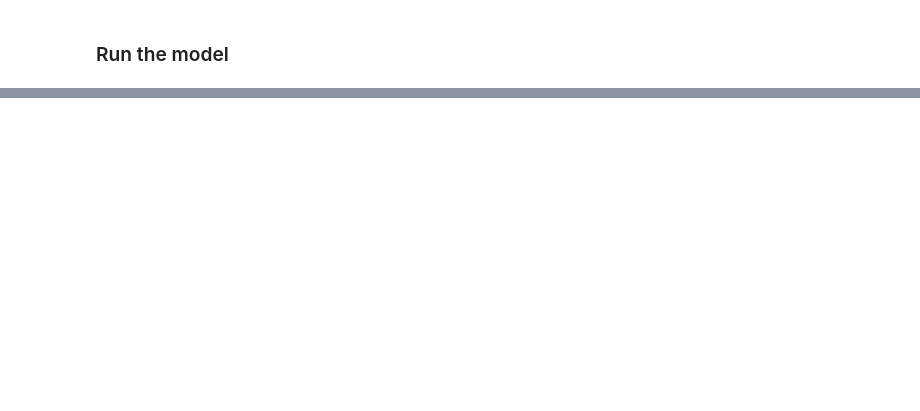
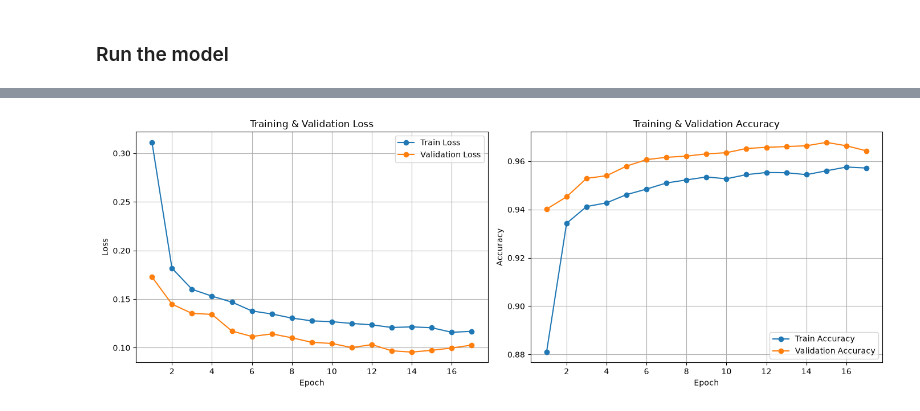
Before and after one commit to KeerthikaReddy02/ForgeHacks-2026, a Jupyter notebook: backend/ml/satellite_image_classification/satellite_image_classification.ipynb, the cells around one changed output, grey strips where cells are left out. Saved outputs shown, nothing was run; the diff lists cells and outputs as text; code cells hidden in the pictures; blank space fills up the shorter version.

Commit message:
Improved the model - Freezed the convolutional base for resnet, updated optimizer and scheduler, added early stopping and other improvements to improve the model

```diff
--- a/backend/ml/satellite_image_classification/satellite_image_classification.ipynb
+++ b/backend/ml/satellite_image_classification/satellite_image_classification.ipynb
@@ -100,6 +106,12 @@ ResNet(
 # %% [markdown]
 ### Define the loss function and optimizer
 # %%
+# Define the loss function and optimizer
 criterion = nn.CrossEntropyLoss()
-optimizer = torch.optim.AdamW(model.parameters(), lr=1e-4)
+
+# Pass the parameters that have requires_grad = True, apply weight decay for L2 regularization
+optimizer = torch.optim.AdamW(filter(lambda p: p.requires_grad, model.parameters()), lr=1e-4, weight_decay=1e-5)
+
+# Reduces LR by half (factor=0.5) if validation loss doesn't improve for 2 epochs
+scheduler = ReduceLROnPlateau(optimizer, mode='min', factor=0.5, patience=2)
 # %% [markdown]
@@ -107,6 +119,7 @@ optimizer = torch.optim.AdamW(model.parameters(), lr=1e-4)
 # %%
-def plot_learning_curves(history, num_epochs):
+def plot_learning_curves(history):
     """Plots loss and accuracy side-by-side for training and validation."""
+    num_epochs = len(history["train_loss"])
     epochs = range(1, num_epochs + 1)
 
     plt.figure(figsize=(14, 5))
@@ -283,5 +320,6 @@ def test_model(model, test_loader, class_names=None):
 ### Run the model
 # %%
 # Train the model
-train_model(model, criterion, optimizer, train_dataloader, valid_dataloader, num_epochs=10)
+num_epochs = 25
+train_results = train_model(model, criterion, optimizer, scheduler, train_dataloader, valid_dataloader, num_epochs=num_epochs)
 # %% [output]
@@ -300,0 +387,5 @@ Validation Loss: 0.0299 | Validation Acc: 0.9911
+# %%
+# Plot learning curves for training and validation
+plot_learning_curves(train_results)
+# %% [output]
+[figure, added]
```
Also changed, not shown: parts of 9 cells of this notebook, 1 other file.
